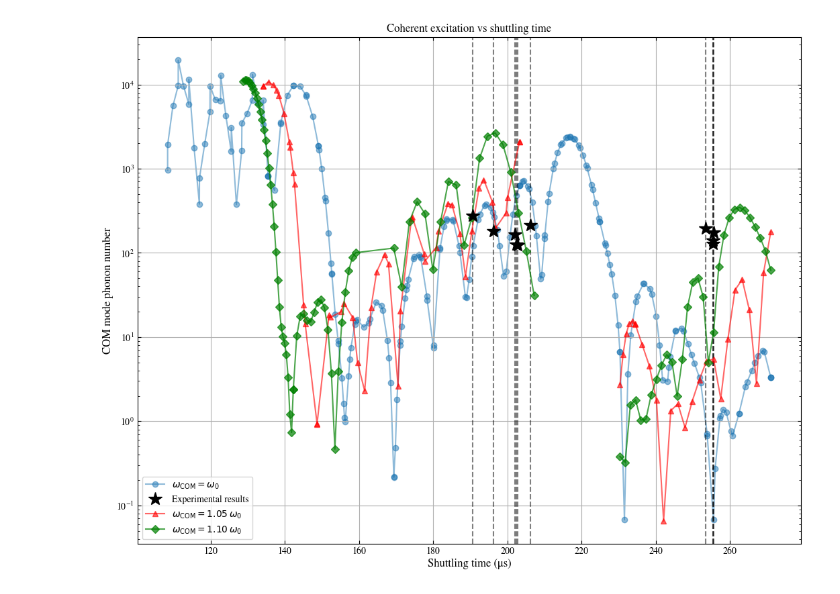
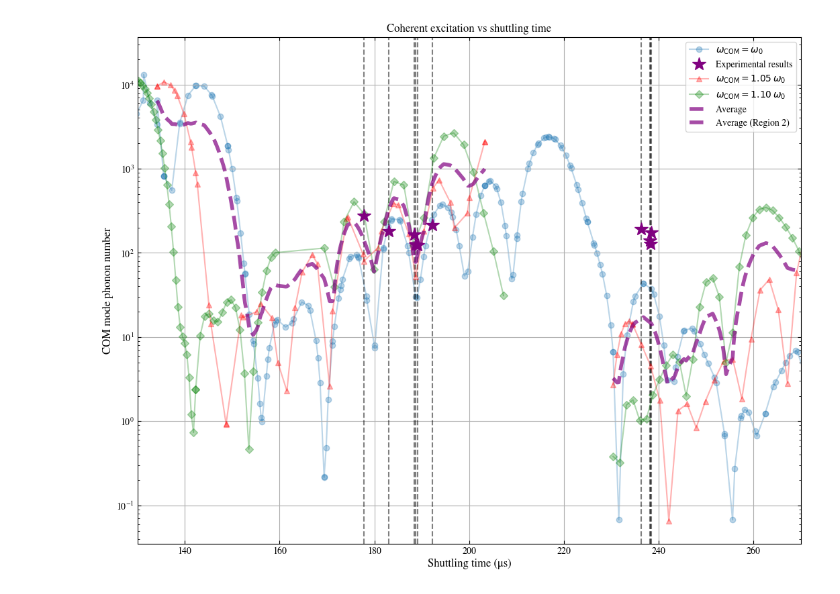
Before and after one commit to HaeffnerLab/Multiplexing, a Jupyter notebook: Ion Shuttling Simulation Time Scan 20250117.ipynb, the cells around one changed output. Drawn from its saved outputs; the diff is of its cells as text; code cells hidden in the pictures.

```diff
--- a/Ion Shuttling Simulation Time Scan 20250117.ipynb
+++ b/Ion Shuttling Simulation Time Scan 20250117.ipynb
@@ -449,11 +449,13 @@ merged_shuttling_time_sorted, merged_phonon_number_sorted = zip(*sorted_pairs)
 # %%
 star_points = {
     'frequency': [6.38, 6.2, 6.02, 6.01, 6, 5.9, 4.8, 4.763, 4.762, 4.759],     # x-coordinates in kHz
-    'heating': [277.126273436417, 182.607308118779, 166.496716134287, 124.756193618776, 122.344066677443, 213.952515403632, 193.442331038101, 140.909568968540, 128.120610226197, 176.384550185347]        # y-coordinates (phonon numbers)
+    'heating': [277.126273436417, 182.607308118779, 166.496716134287, 124.756193618776, 122.344066677443, 213.952515403632, 190.2415382153003, 140.909568968540, 128.120610226197, 176.384550185347]        # y-coordinates (phonon numbers)
 }
 
+# Decrease the heating values by 0
+star_points['heating'] = [heating - 0 for heating in star_points['heating']]
 # Convert frequencies to times using the relationship: 8.25 kHz -> 275/2 μs
-conversion_factor = 295/2  # μs
+conversion_factor = 275/2  # μs
 star_points['time'] = [(8.25/freq) * conversion_factor for freq in star_points['frequency']]
 
 # Plotting settings
@@ -461,10 +463,10 @@ half_column_width_inches = 4.25 * 3
 aspect_ratio = 1.3  # Desired aspect ratio
 plt.figure(figsize=(half_column_width_inches, half_column_width_inches / aspect_ratio))
 
-plt.plot(merged_shuttling_time_sorted, merged_phonon_number_sorted, marker='o', linestyle='-', color='C0', zorder=0, alpha=0.5, label='$\omega_{\mathrm{COM}} = \omega_{\mathrm{0}}$')
+plt.plot(merged_shuttling_time_sorted, merged_phonon_number_sorted, marker='o', linestyle='-', color='C0', zorder=0, alpha=0.3, label='$\omega_{\mathrm{COM}} = \omega_{\mathrm{0}}$')
 
 # Add stars at specified points
-plt.plot(star_points['time'], star_points['heating'], 'k*', markersize=15, label='Experimental results', zorder=3)
+plt.plot(star_points['time'], star_points['heating'], 'k*', markersize=15, label='Experimental results', zorder=3, alpha=0.99, color='purple')
 
 # Add vertical dashed lines at specified times
 for time in star_points['time']:
@@ -487,8 +489,8 @@ merged_phonon_number_sorted_5_1 = [phonon for time, phonon in zip(merged_shuttli
 merged_shuttling_time_sorted_5_2 = [time for time in merged_shuttling_time_sorted_5 if time > 215]
 merged_phonon_number_sorted_5_2 = [phonon for time, phonon in zip(merged_shuttling_time_sorted_5, merged_phonon_number_sorted_5) if time > 215]
 # plt.plot(merged_shuttling_time_sorted_5, merged_phonon_number_sorted_5, marker='^', linestyle='-', c="red", zorder=2, alpha=0.6, label='$\omega_{\mathrm{COM}} = 1.05 \, \omega_{\mathrm{0}}$')
-plt.plot(merged_shuttling_time_sorted_5_1, merged_phonon_number_sorted_5_1, marker='^', linestyle='-', c="red", zorder=2, alpha=0.6, label='$\omega_{\mathrm{COM}} = 1.05 \, \omega_{\mathrm{0}}$')
-plt.plot(merged_shuttling_time_sorted_5_2, merged_phonon_number_sorted_5_2, marker='^', linestyle='-', c="red", zorder=2, alpha=0.6)
+plt.plot(merged_shuttling_time_sorted_5_1, merged_phonon_number_sorted_5_1, marker='^', linestyle='-', c="red", zorder=2, alpha=0.3, label='$\omega_{\mathrm{COM}} = 1.05 \, \omega_{\mathrm{0}}$')
+plt.plot(merged_shuttling_time_sorted_5_2, merged_phonon_number_sorted_5_2, marker='^', linestyle='-', c="red", zorder=2, alpha=0.3)
 # plt.scatter(merged_shuttling_time_sorted_5, merged_phonon_number_sorted_5, marker='^', color = "red", zorder=2, alpha=0.5, label='$\omega_{\mathrm{COM}} = 1.05 \, \omega_{\mathrm{0}}$')
 # plt.plot(shuttling_time_1, phonon_number_1, marker='o', linestyle='-', color='C0')
 
@@ -503,36 +505,109 @@ merged_phonon_number_sorted_10_1 = [phonon for time, phonon in zip(merged_shuttl
 merged_shuttling_time_sorted_10_2 = [time for time in merged_shuttling_time_sorted_10 if time > 215]
 merged_phonon_number_sorted_10_2 = [phonon for time, phonon in zip(merged_shuttling_time_sorted_10, merged_phonon_number_sorted_10) if time > 215]
 # plt.plot(merged_shuttling_time_sorted_10, merged_phonon_number_sorted_10, marker="D", linestyle='-', c="green", zorder=2, alpha=0.7, label='$\omega_{\mathrm{COM}} = 1.10 \, \omega_{\mathrm{0}}$')
-plt.plot(merged_shuttling_time_sorted_10_1, merged_phonon_number_sorted_10_1, marker="D", linestyle='-', c="green", zorder=2, alpha=0.7, label='$\omega_{\mathrm{COM}} = 1.10 \, \omega_{\mathrm{0}}$')
-plt.plot(merged_shuttling_time_sorted_10_2, merged_phonon_number_sorted_10_2, marker="D", linestyle='-', c="green", zorder=2, alpha=0.7)
+plt.plot(merged_shuttling_time_sorted_10_1, merged_phonon_number_sorted_10_1, marker="D", linestyle='-', c="green", zorder=2, alpha=0.3, label='$\omega_{\mathrm{COM}} = 1.10 \, \omega_{\mathrm{0}}$')
+plt.plot(merged_shuttling_time_sorted_10_2, merged_phonon_number_sorted_10_2, marker="D", linestyle='-', c="green", zorder=2, alpha=0.3)
 # plt.scatter(merged_shuttling_time_sorted_10, merged_phonon_number_sorted_10, marker='D', color = "green", zorder=2, alpha=0.5, label='$\omega_{\mathrm{COM}} = 1.10 \, \omega_{\mathrm{0}}$')
 
 # time = 150 * (121 / 133.93969396934)
 # start = time * 0.99
 # stop = time * 1.01
 # plt.axvspan(start, stop, color='red', alpha=0.3)
 
 time = 150 * (121 / 133.93969396934) * 2
 start = time * 0.995
 stop = time * 1.005
 # plt.axvspan(start, stop, color='red', alpha=0.3)
 # plt.axvline(start/2+stop/2, color='black', linestyle='--', alpha=1)
 
-# plt.xlim(240, 270)
+plt.xlim(130, 270)
 # plt.ylim(100, 2000)
+
+# Extracting the datasets for interpolation
+time1 = np.array(merged_shuttling_time_sorted)
+phonon1 = np.array(merged_phonon_number_sorted)
+time2 = np.array(merged_shuttling_time_sorted_5_1)
+phonon2 = np.array(merged_phonon_number_sorted_5_1)
+time3 = np.array(merged_shuttling_time_sorted_10_1)
+phonon3 = np.array(merged_phonon_number_sorted_10_1)
+# Computing the overlapping time range
+t_min = max(time1.min(), time2.min(), time3.min())
+t_max = min(time1.max(), time2.max(), time3.max())
+# Creating common time points for interpolation
+common_time = np.linspace(t_min, t_max, num=1000)
+# Interpolating the phonon numbers onto the common time points
+phonon1_interp = np.interp(common_time, time1, phonon1)
+phonon2_interp = np.interp(common_time, time2, phonon2)
+phonon3_interp = np.interp(common_time, time3, phonon3)
+# Computing the average phonon number at each time point
+average_phonon = (phonon1_interp + phonon2_interp + phonon3_interp) / 3
+# Plotting the average curve
+plt.plot(
+    common_time,
+    average_phonon,
+    label="Average",
+    color="purple",
+    linestyle="--",
+    linewidth=4,
+    alpha=0.7
+)
+
+# Second average curve (230-270 μs)
+time1_2 = np.array(merged_shuttling_time_sorted)
+phonon1_2 = np.array(merged_phonon_number_sorted)
+time2_2 = np.array(merged_shuttling_time_sorted_5_2)
+phonon2_2 = np.array(merged_phonon_number_sorted_5_2)
+time3_2 = np.array(merged_shuttling_time_sorted_10_2)
+phonon3_2 = np.array(merged_phonon_number_sorted_10_2)
+
+# Filter data points between 230 and 270 μs
+mask1 = (time1_2 >= 230) & (time1_2 <= 270)
+mask2 = (time2_2 >= 230) & (time2_2 <= 270)
+mask3 = (time3_2 >= 230) & (time3_2 <= 270)
+
+time1_2 = time1_2[mask1]
+phonon1_2 = phonon1_2[mask1]
+time2_2 = time2_2[mask2]
+phonon2_2 = phonon2_2[mask2]
+time3_2 = time3_2[mask3]
+phonon3_2 = phonon3_2[mask3]
+
+# Computing the overlapping time range for the second region
+t_min_2 = max(time1_2.min(), time2_2.min(), time3_2.min())
+t_max_2 = min(time1_2.max(), time2_2.max(), time3_2.max())
+common_time_2 = np.linspace(t_min_2, t_max_2, num=1000)
+
+# Interpolating the phonon numbers onto the common time points
+phonon1_interp_2 = np.interp(common_time_2, time1_2, phonon1_2)
+phonon2_interp_2 = np.interp(common_time_2, time2_2, phonon2_2)
+phonon3_interp_2 = np.interp(common_time_2, time3_2, phonon3_2)
+
+# Computing the average phonon number at each time point
+average_phonon_2 = (phonon1_interp_2 + phonon2_interp_2 + phonon3_interp_2) / 3
+
+# Plotting the second average curve
+plt.plot(
+    common_time_2,
+    average_phonon_2,
+    label="Average (Region 2)",
+    color="purple",
+    linestyle="--",
+    linewidth=4,
+    alpha=0.7
+)
 
 plt.xlabel('Shuttling time (μs)', fontsize=12)
 plt.ylabel('COM mode phonon number', fontsize=12)
 plt.title('Coherent excitation vs shuttling time', fontsize=12)
 plt.yscale('log')
 plt.grid(True)
 plt.xticks(fontsize=10)
 plt.yticks(fontsize=10)
 
 pdf_filename = './outputs/Phonon_number_vs_shuttling_time.pdf'
 
 plt.legend()
 plt.savefig(pdf_filename, format='pdf', bbox_inches='tight')
 plt.show()
 # %% [output]
-[figure, old version]
+[figure, new version]
```
